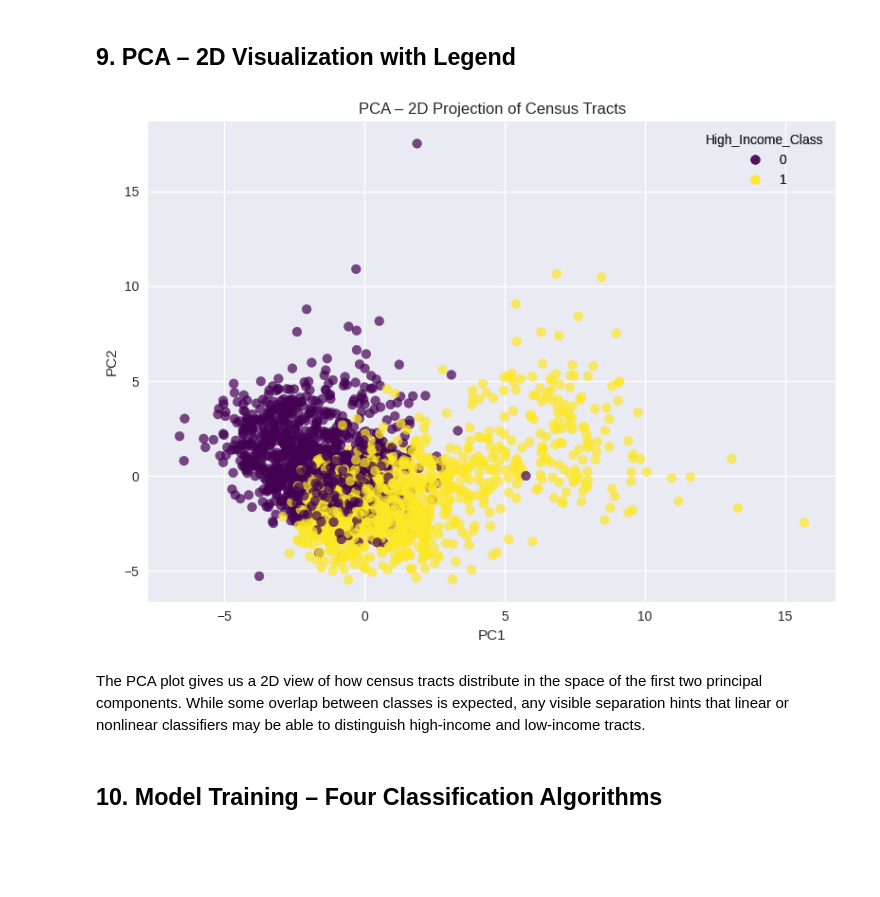
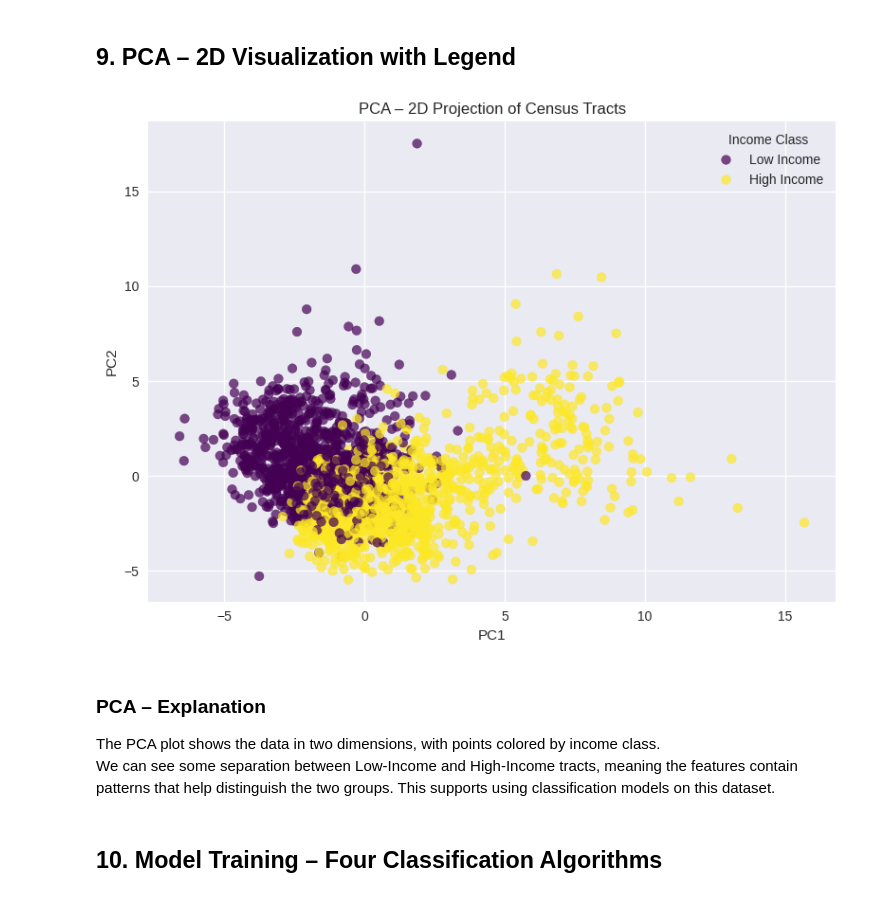
Before and after one commit to Occeanstanley/tinytroupe-test2, a Jupyter notebook: CS677_Final_Stanley_FULL.ipynb, the cells around one changed output. Cells and saved outputs as stored; diff of their text form; code cells hidden in the pictures; blank space fills up the shorter version.

```diff
--- a/CS677_Final_Stanley_FULL.ipynb
+++ b/CS677_Final_Stanley_FULL.ipynb
@@ -379,31 +379,29 @@ By applying **StandardScaler** to numeric features, we put them on a similar sca
 which stabilizes training and usually improves performance.
 # %% [markdown]
 ## 9. PCA – 2D Visualization with Legend
-# %%
-# PCA on scaled numeric features only (for visualization)
-scaler_for_pca = StandardScaler()
-X_num_scaled = scaler_for_pca.fit_transform(df[numeric_cols])
-
-pca = PCA(n_components=2, random_state=RANDOM_STATE)
-X_pca = pca.fit_transform(X_num_scaled)
-
-plt.figure(figsize=(8, 6))
-scatter = plt.scatter(X_pca[:, 0], X_pca[:, 1], c=df[TARGET_COL], cmap='viridis', alpha=0.7)
-plt.xlabel('PC1')
-plt.ylabel('PC2')
-plt.title('PCA – 2D Projection of Census Tracts')
-
-# Add legend (Ran's feedback)
-legend1 = plt.legend(*scatter.legend_elements(), title='High_Income_Class')
-plt.gca().add_artist(legend1)
-
-plt.tight_layout()
-plt.show()
-# %% [output]
-[figure, removed]
-# %% [markdown]
-The PCA plot gives us a 2D view of how census tracts distribute in the space of the first two principal
-components. While some overlap between classes is expected, any visible separation hints that
-linear or nonlinear classifiers may be able to distinguish high‑income and low‑income tracts.
+# %%
+# PCA plot with custom legend labels
+plt.figure(figsize=(8, 6))
+scatter = plt.scatter(X_pca[:, 0], X_pca[:, 1],
+                      c=df[TARGET_COL], cmap='viridis', alpha=0.7)
+
+plt.xlabel('PC1')
+plt.ylabel('PC2')
+plt.title('PCA – 2D Projection of Census Tracts')
+
+# Replace 0/1 with text labels
+labels = ['Low Income', 'High Income']
+handles, _ = scatter.legend_elements()
+plt.legend(handles, labels, title="Income Class")
+
+plt.tight_layout()
+plt.show()
+# %% [output]
+[figure, added]
+# %% [markdown]
+### PCA – Explanation
+
+The PCA plot shows the data in two dimensions, with points colored by income class.
+We can see some separation between Low-Income and High-Income tracts, meaning the features contain patterns that help distinguish the two groups. This supports using classification models on this dataset.
 # %% [markdown]
 ## 10. Model Training – Four Classification Algorithms
```
Also changed, not shown: parts of 10 cells of this notebook.
